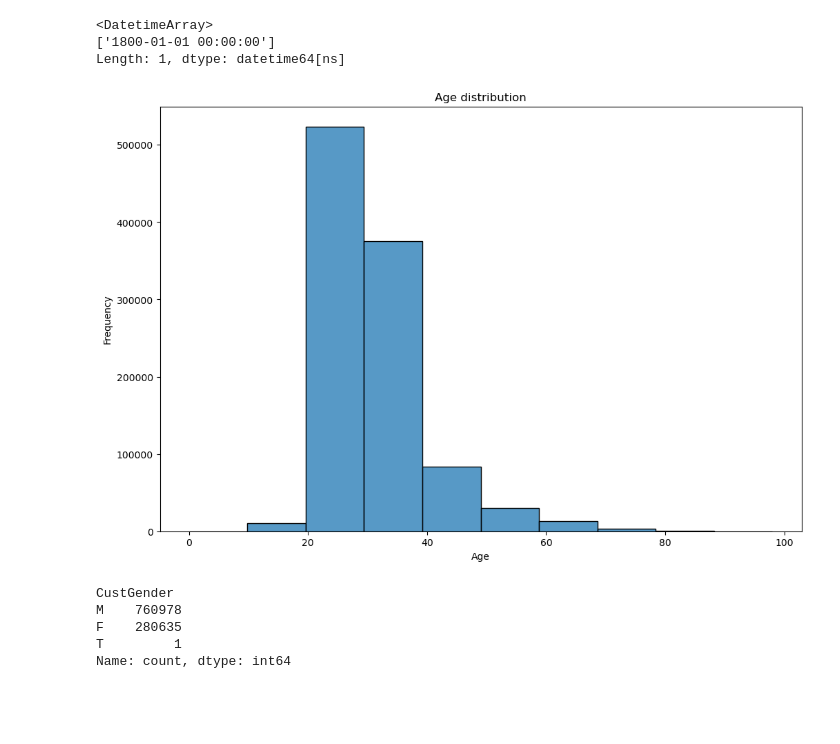
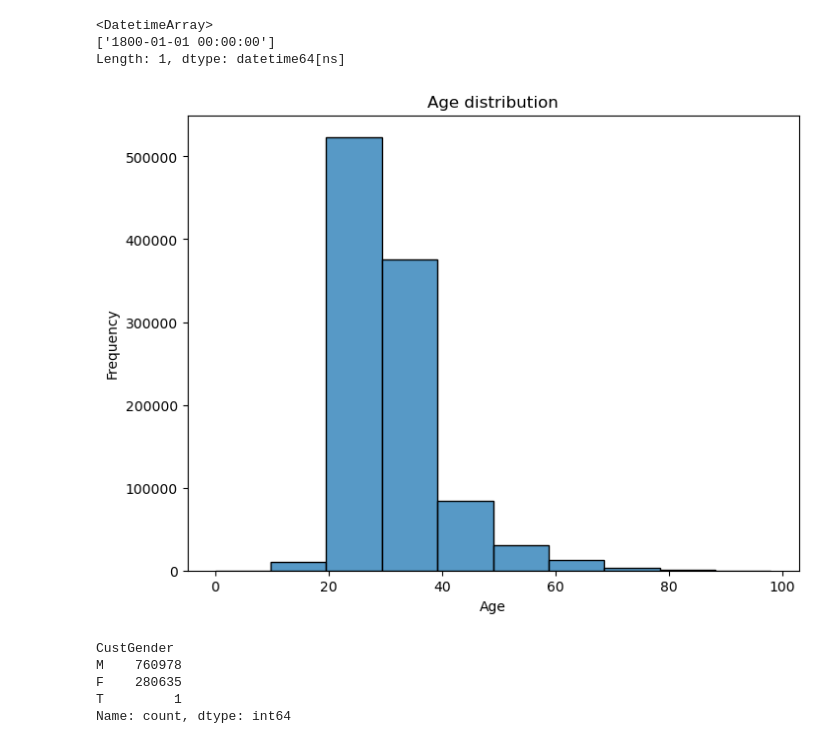
Before and after one commit to willifet/BankTrust-Customer_Customer-Segmentation-Project, a Jupyter notebook: Notebook/BankTrust RFM.ipynb, the cells around one changed output. Cells and saved outputs as stored; diff of their text form; code cells hidden in the pictures; blank space fills up the shorter version.

```diff
--- a/Notebook/BankTrust RFM.ipynb
+++ b/Notebook/BankTrust RFM.ipynb
@@ -204,14 +204,14 @@ data = replace_age_outliers(data)
 data = calculate_age(data)
 # %%
 #To observe age distribution
-plt.figure(figsize=(12,8))
+plt.figure(figsize=(8,6))
 sns.histplot(data['Age'], bins = 10, kde = False)
 plt.xlabel('Age')
 plt.ylabel('Frequency')
 plt.title('Age distribution')
 plt.show()
 # %% [output]
-[figure, old version]
+[figure, new version]
 # %%
 #To observe Gender column
 
```
Also changed, not shown: parts of 25 cells of this notebook, 1 other file.
